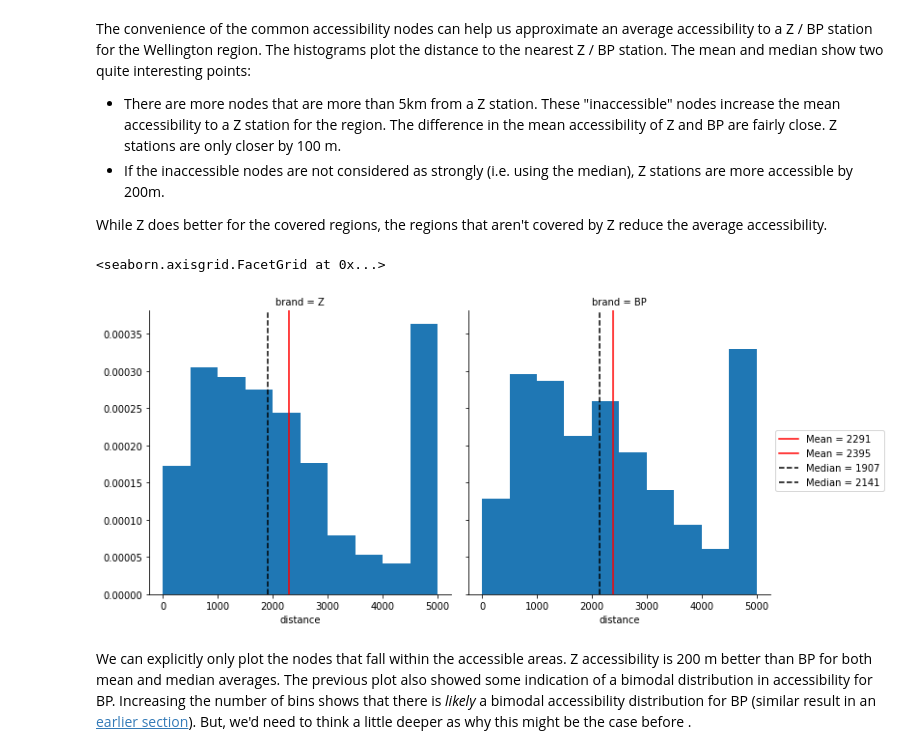
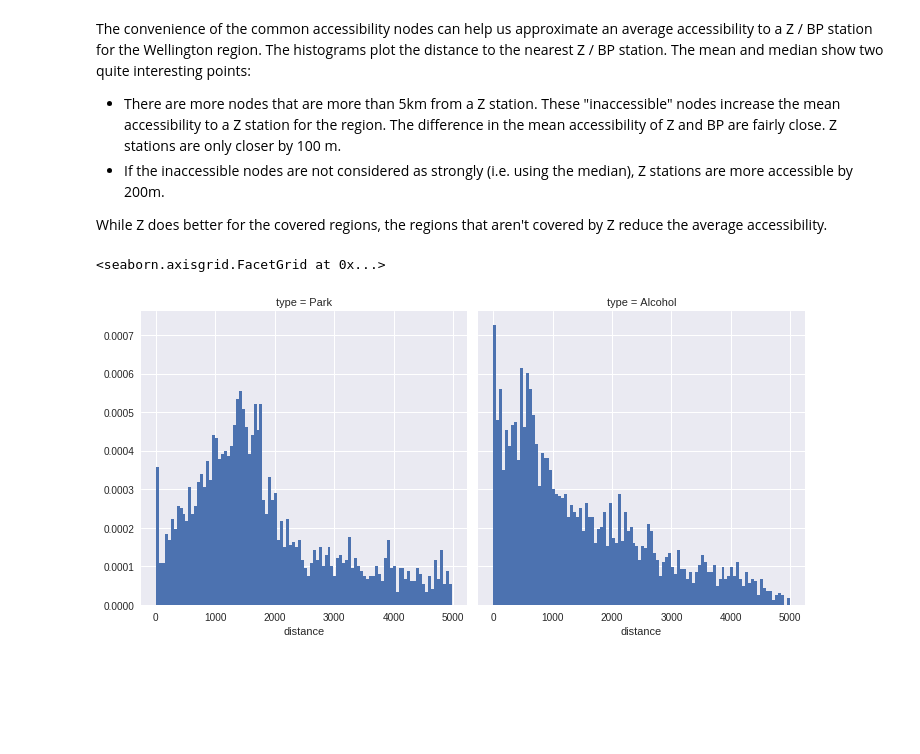
Before and after one commit to shriv/playground-pubs, a Jupyter notebook: Playgrounds vs Pubs.ipynb, the cells around one changed output. Cells and saved outputs as stored; diff of their text form; code cells hidden in the pictures; blank space fills up the shorter version.

```diff
--- a/Playgrounds vs Pubs.ipynb
+++ b/Playgrounds vs Pubs.ipynb
@@ -111,3 +109,6 @@ osmdf_ways_clean.fillna('No Name', inplace=True)
+# %%
+osmdf_ways_clean = dp.extend_ways_to_node_view(alcohol_ways)
+osmdf_ways_clean.fillna('No Name', inplace=True)
 # %%
 # Doesn't get the pubs, bars and shops without a name. Need to do a fillna()
 # And check that the NAs are legit businesses
@@ -148,10 +150,7 @@ park_pois = pd.DataFrame({'lat': x, 'lon': y})
 # %%
-import numpy as np
-from shapely.geometry import Point
-
-# Create Fake Data
-df = pd.DataFrame({'lon': np.random.normal(174.77, 0.05, size=(1000)),
-                   'lat': np.random.normal(-41.27, 0.07, size=(1000))})
+# Generate random sample data
+df = pd.DataFrame({'lon': np.random.normal(np.mean([west, east]), 0.05, size=(1000)),
+                   'lat': np.random.normal(np.mean([south, north]), 0.07, size=(1000))})
 
 # create Geometry series with lat / longitude
 geometry = [Point(xy) for xy in zip(df.lon, df.lat)]
@@ -160,4 +159,17 @@ df = df.drop(['lon', 'lat'], axis = 1)
 
 # Create GeoDataFrame
 points = geopandas.GeoDataFrame(df, crs=None, geometry=geometry)
-points.head()
+
+# Find intersecting points with park polygons
+intersecting_points = []
+
+for i  in range(len(wcc_parks)):
+    x = points[points.within(wcc_parks['geometry'].ix[i])]
+    if len(x) > 0:
+        intersecting_points.append(x)
+
+intersecting_points = pd.concat(intersecting_points)
+
+# Create lat, lon POIS dataframe
+x,y = [list(t) for t in zip(*map(getXY, intersecting_points['geometry']))]
+park_set_pois = pd.DataFrame({'lon': x, 'lat': y})
@@ -285,19 +264,18 @@ The convenience of the common accessibility nodes can help us approximate an ave
 While Z does better for the covered regions, the regions that aren't covered by Z reduce the average accessibility.
 # %%
 # Put accessibility data together
-nearest_z = z_accessibility[1].reset_index(name='distance')
-nearest_bp = bp_accessibility[1].reset_index(name='distance')
-nearest_z['brand'] = 'Z'
-nearest_bp['brand'] = 'BP'
+nearest_park = park_accessibility[1].reset_index(name='distance')
+nearest_alco = alco_accessibility[1].reset_index(name='distance')
+nearest_park['type'] = 'Park'
+nearest_alco['type'] = 'Alcohol'
 # %%
 # Plot Z and BP accessibility together
-nearest_station = pd.concat([nearest_z, nearest_bp])
-g = sns.FacetGrid(col='brand', data=nearest_station, size=5)
-g.map(plt.hist, 'distance', normed=True)
-g.map(na.vertical_average_lines, 'distance')
+nearest_p = pd.concat([nearest_park, nearest_alco])
+nearest_p = nearest_p.query('distance < 5000')
+g = sns.FacetGrid(col='type', data=nearest_p, size=5)
+g.map(plt.hist, 'distance', normed=True, bins=100)
+#g.map(aa.vertical_average_lines, 'distance')
 g.add_legend()
 # %% [output]
 <seaborn.axisgrid.FacetGrid at 0x...>
-[figure, old version]
+[figure, new version]
-# %% [markdown]
-We can explicitly only plot the nodes that fall within the accessible areas. Z accessibility is 200 m better than BP for both mean and median averages. The previous plot also showed some indication of a bimodal distribution in accessibility for BP. Increasing the number of bins shows that there is *likely* a bimodal accessibility distribution for BP (similar result in an [earlier section](#Competitor-Analysis)). But, we'd need to think a little deeper as why this might be the case before .
```
Also changed, not shown: parts of 21 cells of this notebook.
